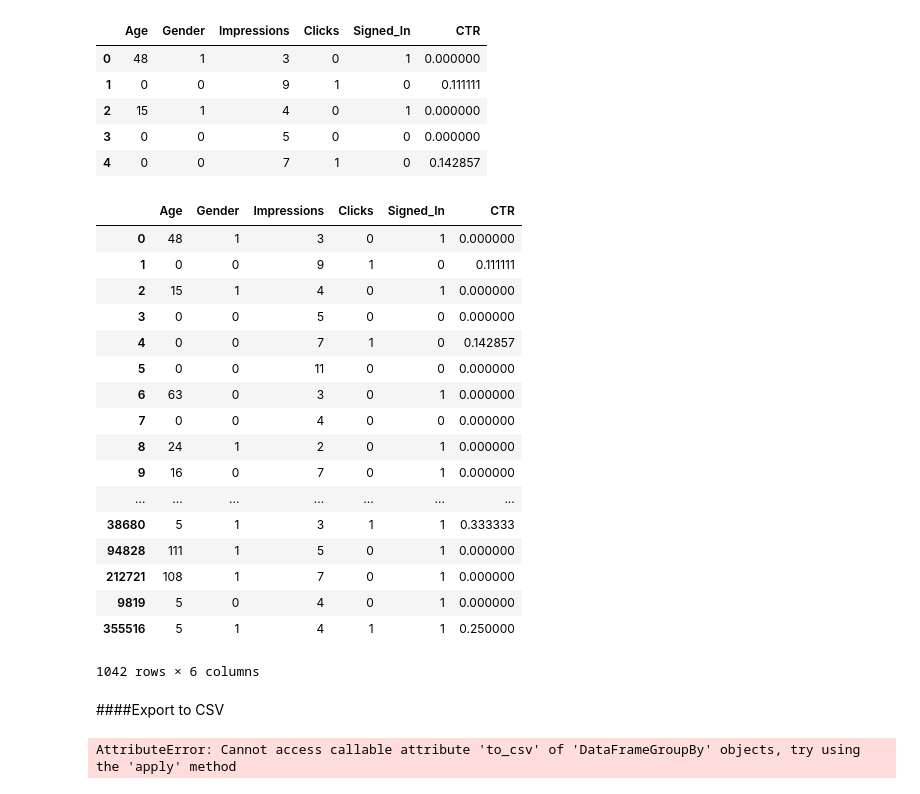
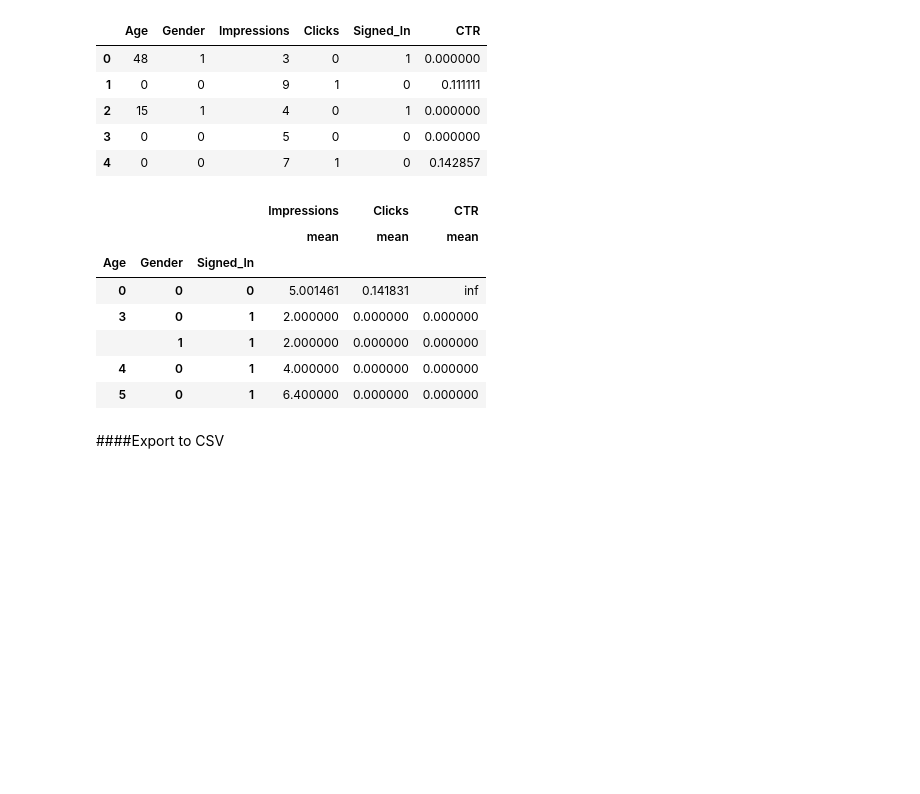
Before and after one commit to Screengoose/DS_homework, a Jupyter notebook: Homework.ipynb, the cells around one changed output. Saved outputs shown, nothing was run; the diff lists cells and outputs as text; code cells hidden in the pictures; blank space fills up the shorter version.

```diff
--- a/Homework.ipynb
+++ b/Homework.ipynb
@@ -75,30 +76,18 @@ df.head()
 | 3 | 0 | 0 | 5 | 0 | 0 | 0.000000 |
 | 4 | 0 | 0 | 7 | 1 | 0 | 0.142857 |
 # %%
-df = df.groupby(["Age", "Gender", "Signed_In"], sort=True)
+df = df.groupby(["Age", "Gender", "Signed_In"]).agg([np.mean])
 df.head()
 # %% [output]
-|  | Age | Gender | Impressions | Clicks | Signed_In | CTR |
-| 0 | 48 | 1 | 3 | 0 | 1 | 0.000000 |
-| 1 | 0 | 0 | 9 | 1 | 0 | 0.111111 |
-| 2 | 15 | 1 | 4 | 0 | 1 | 0.000000 |
-| 3 | 0 | 0 | 5 | 0 | 0 | 0.000000 |
-| 4 | 0 | 0 | 7 | 1 | 0 | 0.142857 |
-| 5 | 0 | 0 | 11 | 0 | 0 | 0.000000 |
-| 6 | 63 | 0 | 3 | 0 | 1 | 0.000000 |
-| 7 | 0 | 0 | 4 | 0 | 0 | 0.000000 |
-| 8 | 24 | 1 | 2 | 0 | 1 | 0.000000 |
-| 9 | 16 | 0 | 7 | 0 | 1 | 0.000000 |
-| ... | ... | ... | ... | ... | ... | ... |
-| 38680 | 5 | 1 | 3 | 1 | 1 | 0.333333 |
-| 94828 | 111 | 1 | 5 | 0 | 1 | 0.000000 |
-| 212721 | 108 | 1 | 7 | 0 | 1 | 0.000000 |
-| 9819 | 5 | 0 | 4 | 0 | 1 | 0.000000 |
-| 355516 | 5 | 1 | 4 | 1 | 1 | 0.250000 |
+|  |  |  | Impressions | Clicks | CTR |
+|  |  |  | mean | mean | mean |
+| Age | Gender | Signed_In |  |  |  |
+| 0 | 0 | 0 | 5.001461 | 0.141831 | inf |
+| 3 | 0 | 1 | 2.000000 | 0.000000 | 0.000000 |
+|  | 1 | 1 | 2.000000 | 0.000000 | 0.000000 |
+| 4 | 0 | 1 | 4.000000 | 0.000000 | 0.000000 |
+| 5 | 0 | 1 | 6.400000 | 0.000000 | 0.000000 |
-1042 rows × 6 columns
 # %% [markdown]
 ####Export to CSV
 # %%
 df.to_csv('nytimes_aggregation.csv')
-# %% [output]
-AttributeError: Cannot access callable attribute 'to_csv' of 'DataFrameGroupBy' objects, try using the 'apply' method
```
Also changed, not shown: parts of 3 cells of this notebook.
